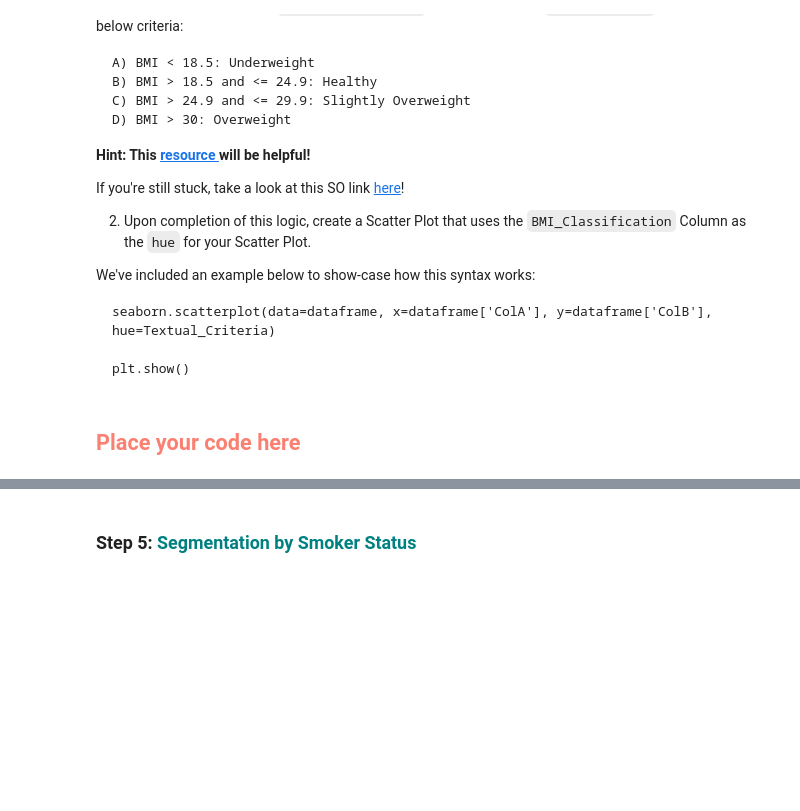
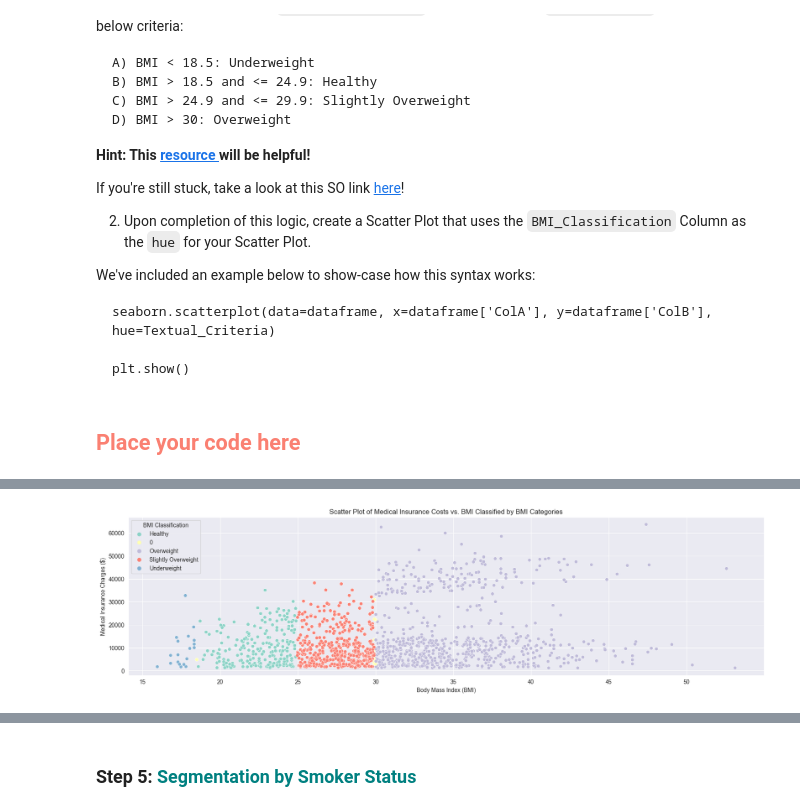
Before and after one commit to christinedbaxter/sb_CaseStudy_FamInsureCo, a Jupyter notebook: FamInsureCo_OLS_Case_Study.ipynb, the cells around one changed output, grey strips where cells are left out. Drawn from its saved outputs; the diff is of its cells as text; code cells hidden in the pictures; blank space fills up the shorter version.

```diff
--- a/FamInsureCo_OLS_Case_Study.ipynb
+++ b/FamInsureCo_OLS_Case_Study.ipynb
@@ -159,0 +173,29 @@ plt.show()
+# %%
+# Classifying BMI using conditions
+conditions = [
+
+    (FamInsureCo_Data['bmi'] < 18.5),
+    (FamInsureCo_Data['bmi'] > 18.5) & (FamInsureCo_Data['bmi'] <= 24.9),
+    (FamInsureCo_Data['bmi'] > 24.9) & (FamInsureCo_Data['bmi'] <= 29.9),
+    (FamInsureCo_Data['bmi'] > 30)
+]
+
+# Assigning labels to the conditions
+labels = ['Underweight', 'Healthy', 'Slightly Overweight', 'Overweight']
+
+# Create new column for BMI Classification
+FamInsureCo_Data['BMI_Classification'] = np.select(conditions, labels)
+
+# Creating a Scatter Plot using BMI_Classification as hue
+sns.scatterplot(x='bmi', y='medical_insurance_charges', hue='BMI_Classification', data=FamInsureCo_Data)
+plt.title('Scatter Plot of Medical Insurance Costs vs. BMI Classified by BMI Categories')
+plt.xlabel('Body Mass Index (BMI)')
+plt.ylabel('Medical Insurance Charges ($)')
+plt.legend(title='BMI Classification')
+plt.show()
+
+# Suppressing Warnings
+import warnings
+warnings.filterwarnings("ignore")
+# %% [output]
+[figure, added]
```
Also changed, not shown: parts of 28 cells of this notebook.
